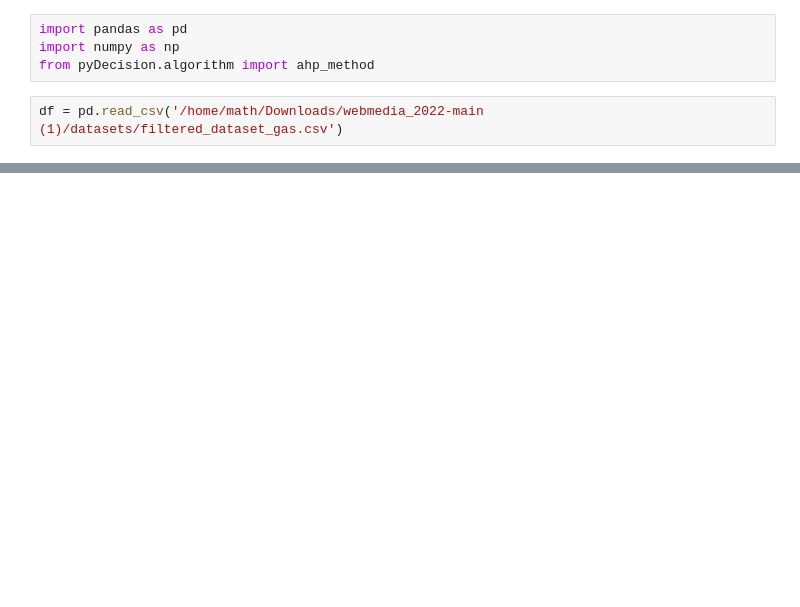
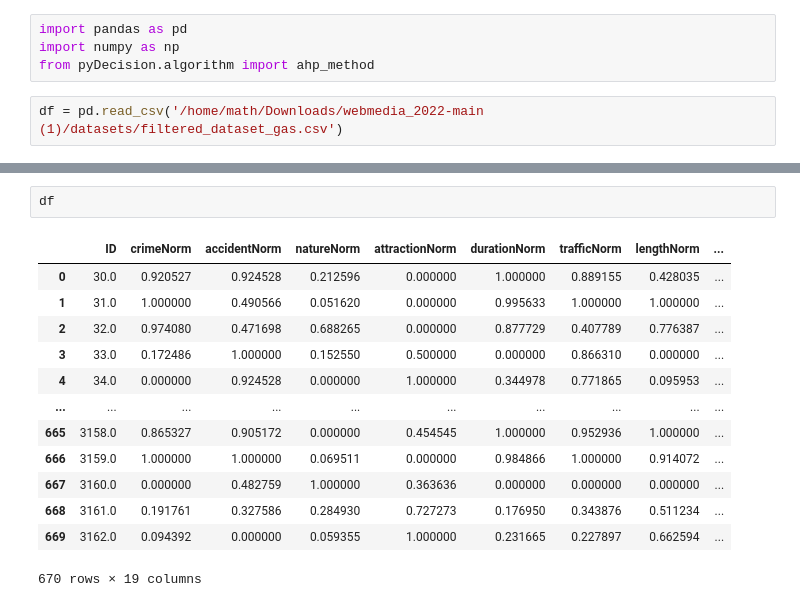
Before and after one commit to chsantos234/webmedia_2022, a Jupyter notebook: main.ipynb, the cells around one changed output, grey strips where cells are left out. Saved outputs shown, nothing was run; the diff lists cells and outputs as text; blank space fills up the shorter version.

```diff
--- a/main.ipynb
+++ b/main.ipynb
@@ -41,0 +237,16 @@ The solution is consistent
+# %%
+df
+# %% [output]
+|  | ID | crimeNorm | accidentNorm | natureNorm | attractionNorm | durationNorm | trafficNorm | lengthNorm | ... |
+| 0 | 30.0 | 0.920527 | 0.924528 | 0.212596 | 0.000000 | 1.000000 | 0.889155 | 0.428035 | ... |
+| 1 | 31.0 | 1.000000 | 0.490566 | 0.051620 | 0.000000 | 0.995633 | 1.000000 | 1.000000 | ... |
+| 2 | 32.0 | 0.974080 | 0.471698 | 0.688265 | 0.000000 | 0.877729 | 0.407789 | 0.776387 | ... |
+| 3 | 33.0 | 0.172486 | 1.000000 | 0.152550 | 0.500000 | 0.000000 | 0.866310 | 0.000000 | ... |
+| 4 | 34.0 | 0.000000 | 0.924528 | 0.000000 | 1.000000 | 0.344978 | 0.771865 | 0.095953 | ... |
+| ... | ... | ... | ... | ... | ... | ... | ... | ... | ... |
+| 665 | 3158.0 | 0.865327 | 0.905172 | 0.000000 | 0.454545 | 1.000000 | 0.952936 | 1.000000 | ... |
+| 666 | 3159.0 | 1.000000 | 1.000000 | 0.069511 | 0.000000 | 0.984866 | 1.000000 | 0.914072 | ... |
+| 667 | 3160.0 | 0.000000 | 0.482759 | 1.000000 | 0.363636 | 0.000000 | 0.000000 | 0.000000 | ... |
+| 668 | 3161.0 | 0.191761 | 0.327586 | 0.284930 | 0.727273 | 0.176950 | 0.343876 | 0.511234 | ... |
+| 669 | 3162.0 | 0.094392 | 0.000000 | 0.059355 | 1.000000 | 0.231665 | 0.227897 | 0.662594 | ... |
+670 rows × 19 columns
```
Also changed, not shown: parts of 21 cells of this notebook, 7 other files.
